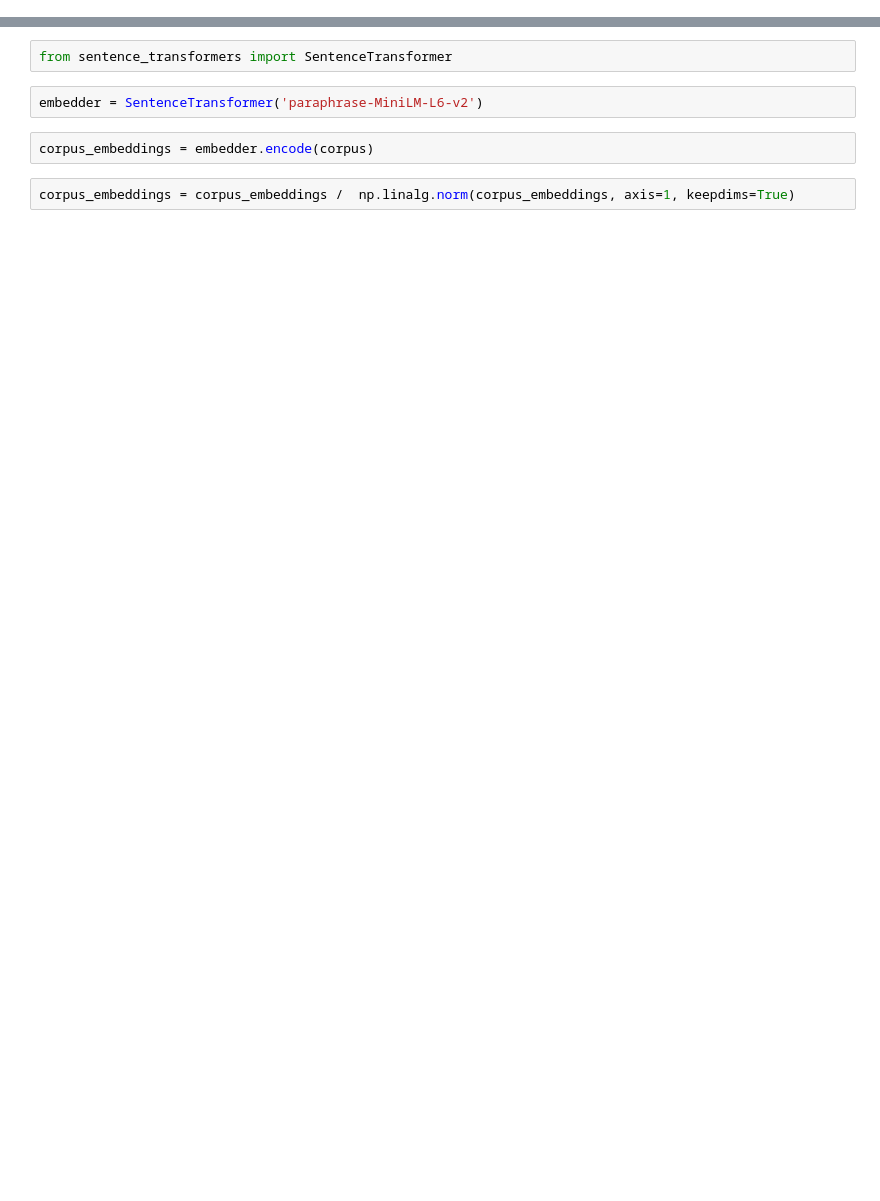
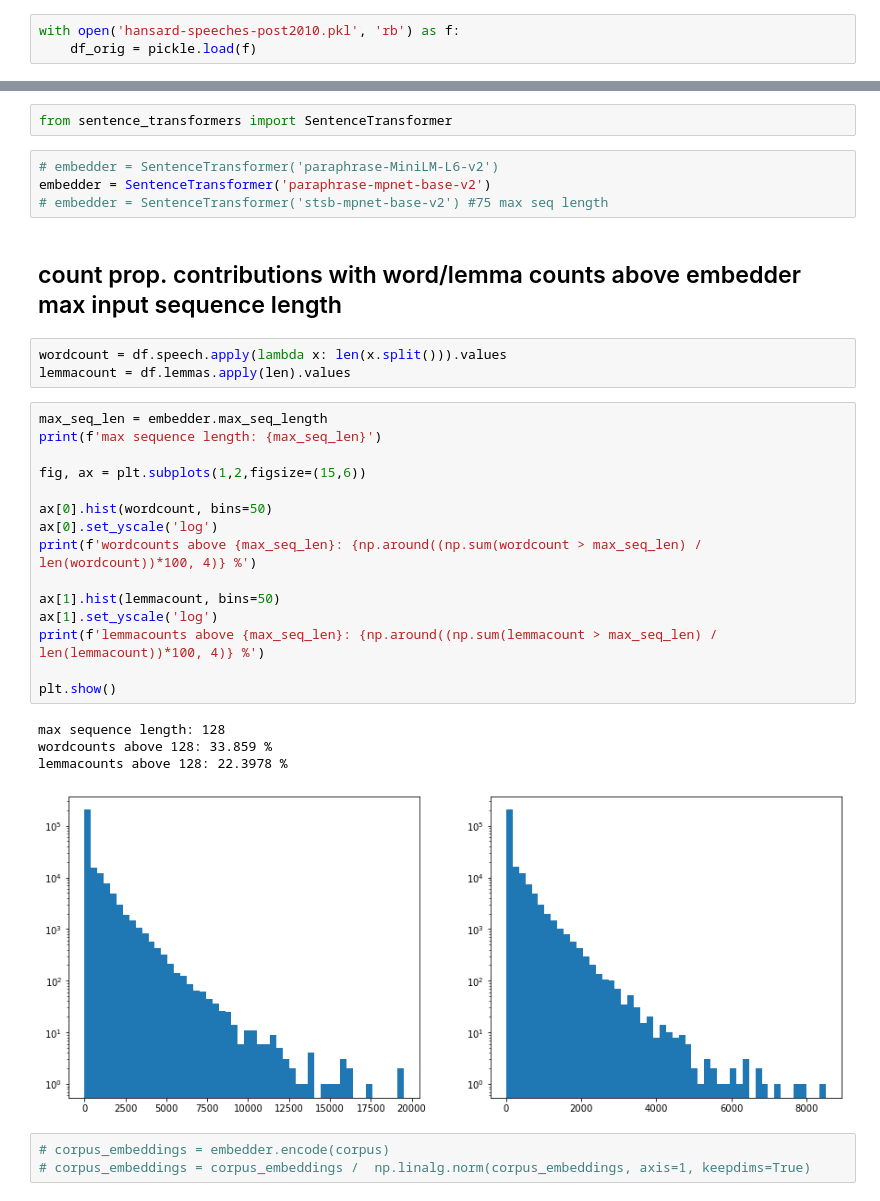
Before and after one commit to bendennes/hansard-nlp, a Jupyter notebook: 4_sentence_embedding.ipynb, the cells around one changed output, grey strips where cells are left out. Drawn from its saved outputs; the diff is of its cells as text; blank space fills up the shorter version.

```diff
--- a/4_sentence_embedding.ipynb
+++ b/4_sentence_embedding.ipynb
@@ -12,0 +13,3 @@ corpus = list(df_test.speech.values)
+# %%
+with open('hansard-speeches-post2010.pkl', 'rb') as f:
+    df_orig = pickle.load(f)
@@ -13,8 +30,34 @@ corpus = list(df_test.speech.values)
 # %%
 from sentence_transformers import SentenceTransformer
-# %%
-embedder = SentenceTransformer('paraphrase-MiniLM-L6-v2')
-# %%
-corpus_embeddings = embedder.encode(corpus)
+# %%
+# embedder = SentenceTransformer('paraphrase-MiniLM-L6-v2')
+embedder = SentenceTransformer('paraphrase-mpnet-base-v2')
+# embedder = SentenceTransformer('stsb-mpnet-base-v2') #75 max seq length
+# %% [markdown]
+## count prop. contributions with word/lemma counts above embedder max input sequence length
+# %%
+wordcount = df.speech.apply(lambda x: len(x.split())).values
+lemmacount = df.lemmas.apply(len).values
+# %%
+max_seq_len = embedder.max_seq_length
+print(f'max sequence length: {max_seq_len}')
+
+fig, ax = plt.subplots(1,2,figsize=(15,6))
+
+ax[0].hist(wordcount, bins=50)
+ax[0].set_yscale('log')
+print(f'wordcounts above {max_seq_len}: {np.around((np.sum(wordcount > max_seq_len) / len(wordcount))*100, 4)} %')
+
+ax[1].hist(lemmacount, bins=50)
+ax[1].set_yscale('log')
+print(f'lemmacounts above {max_seq_len}: {np.around((np.sum(lemmacount > max_seq_len) / len(lemmacount))*100, 4)} %')
+
+plt.show()
+# %% [output]
+max sequence length: 128
+wordcounts above 128: 33.859 %
+lemmacounts above 128: 22.3978 %
+[figure, added]
 # %%
-corpus_embeddings = corpus_embeddings /  np.linalg.norm(corpus_embeddings, axis=1, keepdims=True)
+# corpus_embeddings = embedder.encode(corpus)
+# corpus_embeddings = corpus_embeddings /  np.linalg.norm(corpus_embeddings, axis=1, keepdims=True)
```
Also changed, not shown: parts of 30 cells of this notebook, 1 other file.
